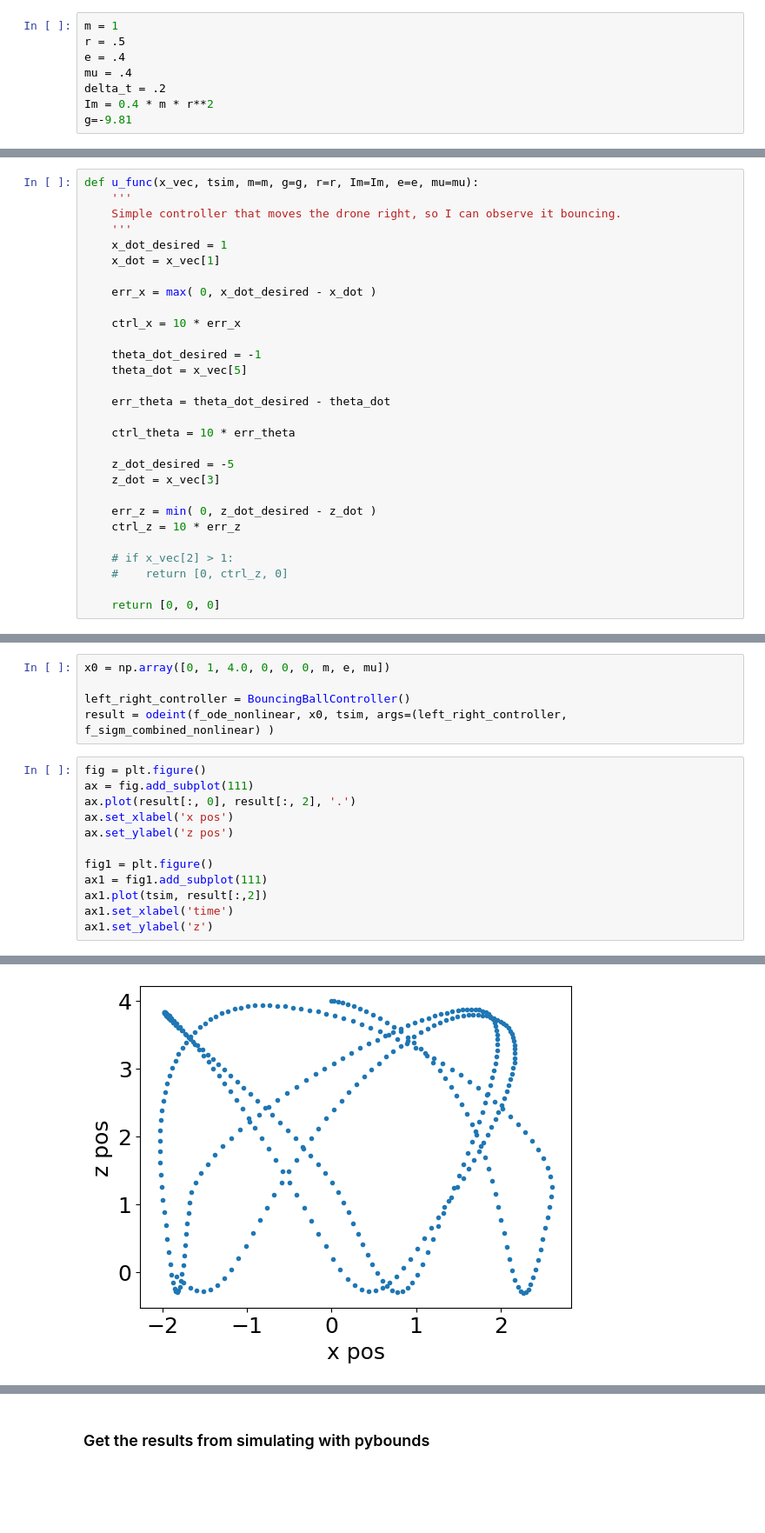
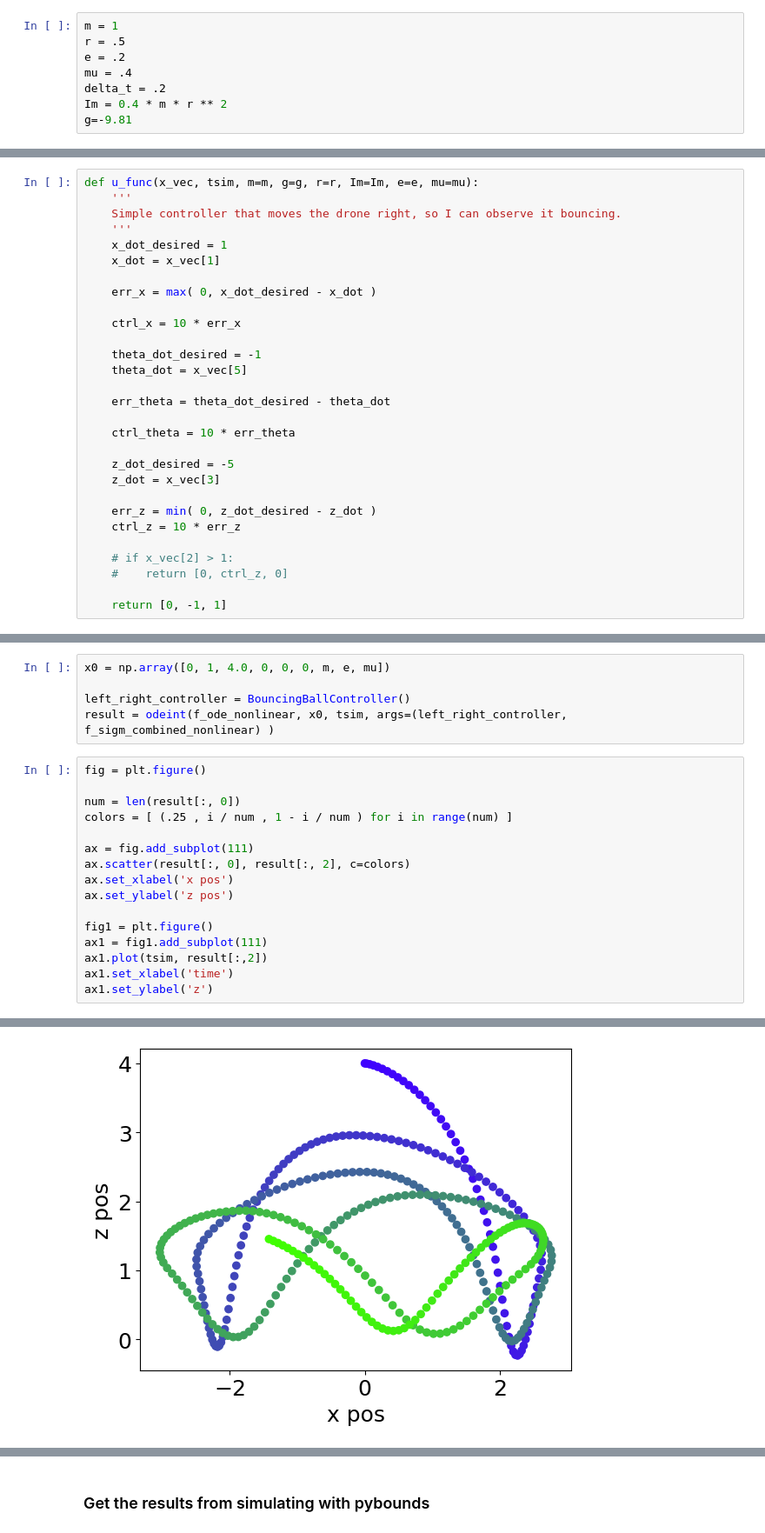
Before and after one commit to tylerjohnbecker/Nonlinear_and_Data_Driven_Estimation, a Jupyter notebook: BouncingBall.ipynb, the cells around one changed output, grey strips where cells are left out. Shown at 87% size. Cells and saved outputs as stored; diff of their text form; blank space fills up the shorter version.

```diff
--- a/BouncingBall.ipynb
+++ b/BouncingBall.ipynb
@@ -73,10 +73,10 @@ except:
 # %%
 m = 1
 r = .5
-e = .4
+e = .2
 mu = .4
 delta_t = .2
-Im = 0.4 * m * r**2
+Im = 0.4 * m * r ** 2
 g=-9.81
 # %% [markdown]
 # In-Air Dynamics for the Bouncing Ball
@@ -322,7 +322,7 @@ def u_func(x_vec, tsim, m=m, g=g, r=r, Im=Im, e=e, mu=mu):
     # if x_vec[2] > 1:
     #    return [0, ctrl_z, 0]
 
-    return [0, 0, 0]
+    return [0, -1, 1]
 # %%
 delta_t = .02
 tsim = np.arange(0, 8.0, step=delta_t)
@@ -724,16 +724,20 @@ left_right_controller = BouncingBallController()
 result = odeint(f_ode_nonlinear, x0, tsim, args=(left_right_controller, f_sigm_combined_nonlinear) )
 # %%
 fig = plt.figure()
+
+num = len(result[:, 0])
+colors = [ (.25 , i / num , 1 - i / num ) for i in range(num) ]
+
 ax = fig.add_subplot(111)
-ax.plot(result[:, 0], result[:, 2], '.')
+ax.scatter(result[:, 0], result[:, 2], c=colors)
 ax.set_xlabel('x pos')
 ax.set_ylabel('z pos')
 
 fig1 = plt.figure()
 ax1 = fig1.add_subplot(111)
 ax1.plot(tsim, result[:,2])
 ax1.set_xlabel('time')
 ax1.set_ylabel('z')
 # %% [output]
 Text(0, 0.5, 'z')
-[figure, old version]
+[figure, new version]
```
Also changed, not shown: parts of 10 cells of this notebook.
